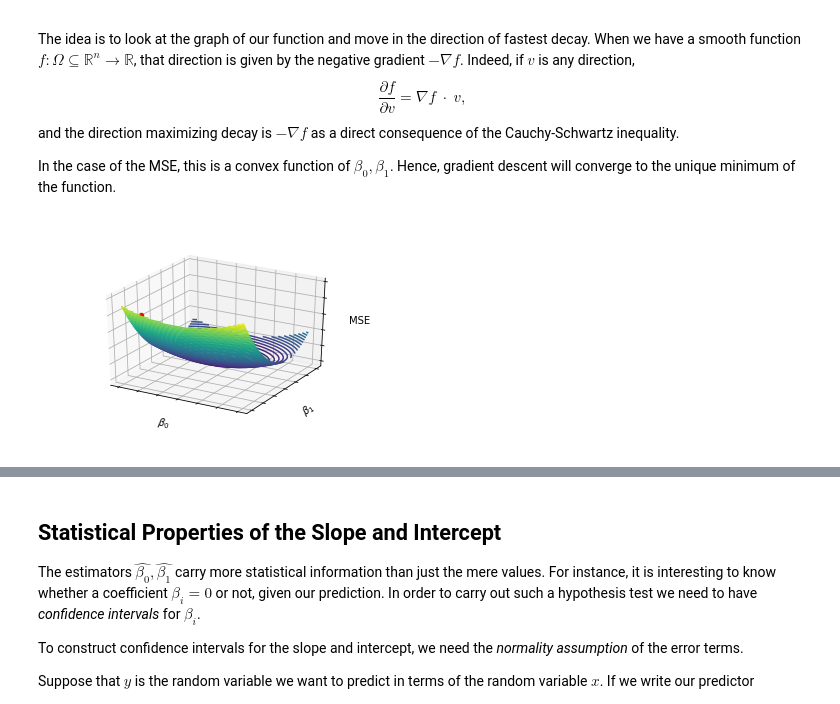
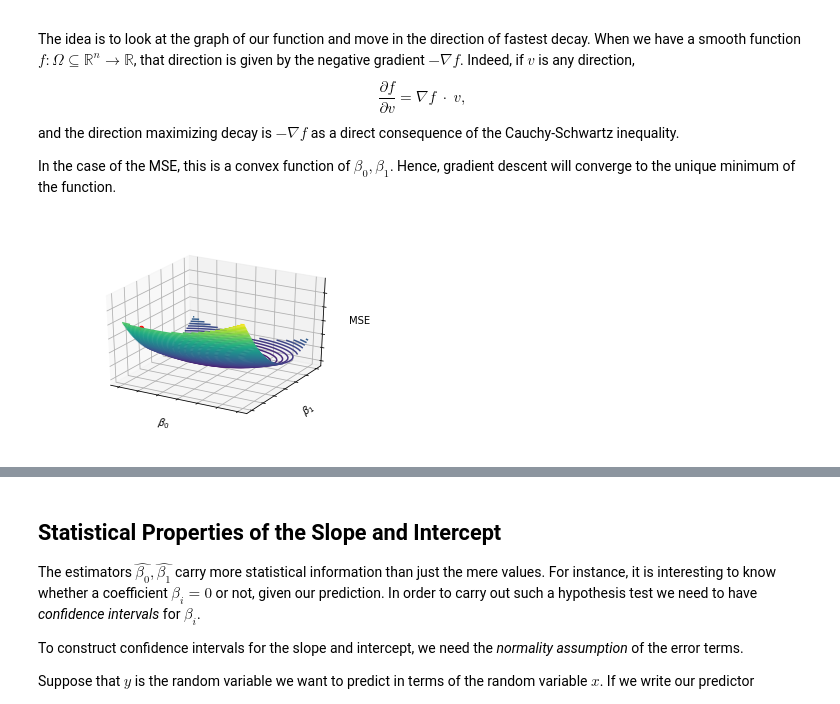
Before and after one commit to idarago/linear-regression, a Jupyter notebook: linearregression.ipynb, the cells around one changed output, grey strips where cells are left out. Saved outputs shown, nothing was run; the diff lists cells and outputs as text; code cells hidden in the pictures.

Commit message:
Fixed typos and resized image

```diff
--- a/linearregression.ipynb
+++ b/linearregression.ipynb
@@ -75,30 +75,30 @@ In the case of the MSE, this is a convex function of $\beta_0, \beta_1$. Hence,
 # %%
 # 3d plot of the MSE as a function of beta_0 and beta_1
 from mpl_toolkits import mplot3d
 
 def MSE(b0, b1):
     return sum((y[i] - b1*x[i] -b0)**2 for i in range(len(y)))
 
 X_axis, Y_axis = np.meshgrid(np.linspace(-6, 6, 30), np.linspace(-6, 6, 30))
 Z_axis = MSE(X_axis, Y_axis)
 
 fig = plt.figure()
 ax = plt.axes(projection='3d')
 ax.scatter([(-4)],[(-6)],[MSE(-4,-6)],color="red")
-ax.contour3D(X_axis, Y_axis, Z_axis, 50, cmap='viridis', edgecolor='none')
+ax.contour3D(X_axis, Y_axis, Z_axis, 50, cmap='viridis')
 # To do: plot the gradient arrow
 
 # Remove numbers from axes
 ax.w_xaxis.set_ticklabels([])
 ax.w_yaxis.set_ticklabels([])
 ax.w_zaxis.set_ticklabels([])
 # Set labels
 ax.set_xlabel(r"$\beta_0$")
 ax.set_ylabel(r"$\beta_1$")
 ax.set_zlabel("MSE")
 ax.dist = 12
 # %% [output]
-[figure, old version]
+[figure, new version]
 # %%
 # Gradient Descent
 # ---------------------------
```
Also changed, not shown: parts of 6 cells of this notebook.
